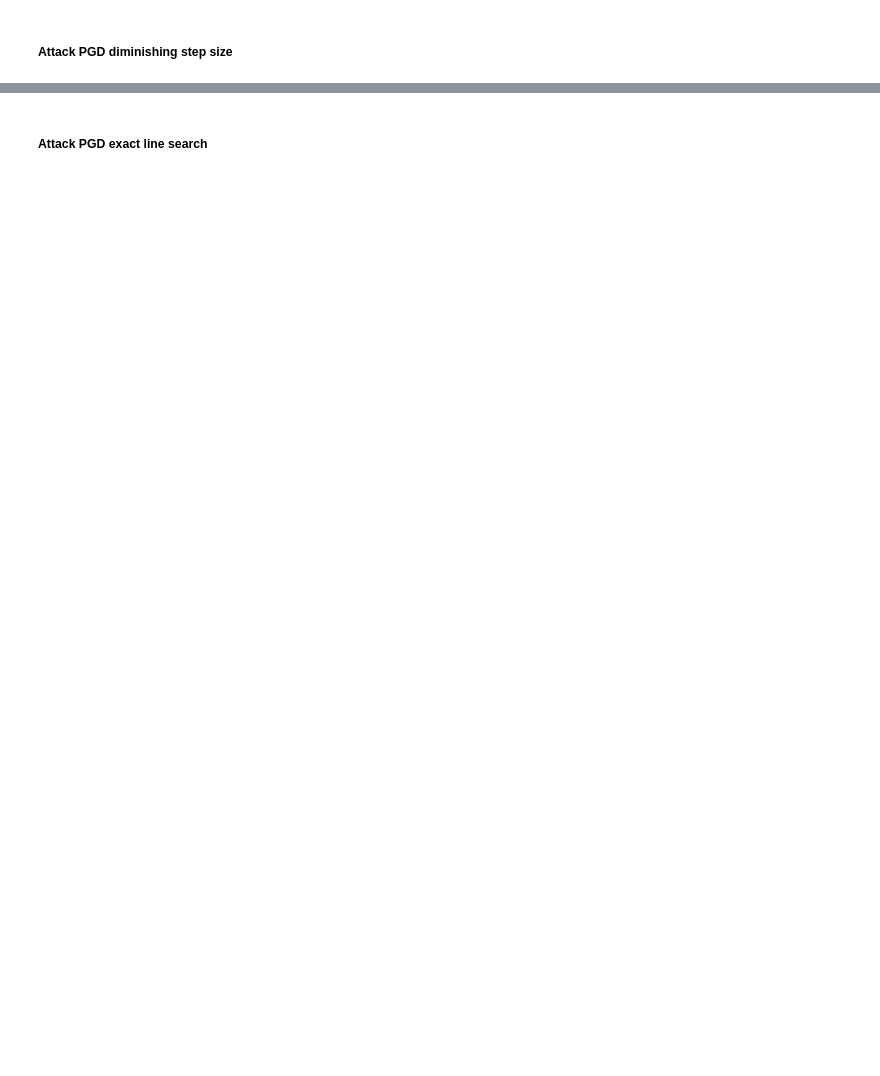
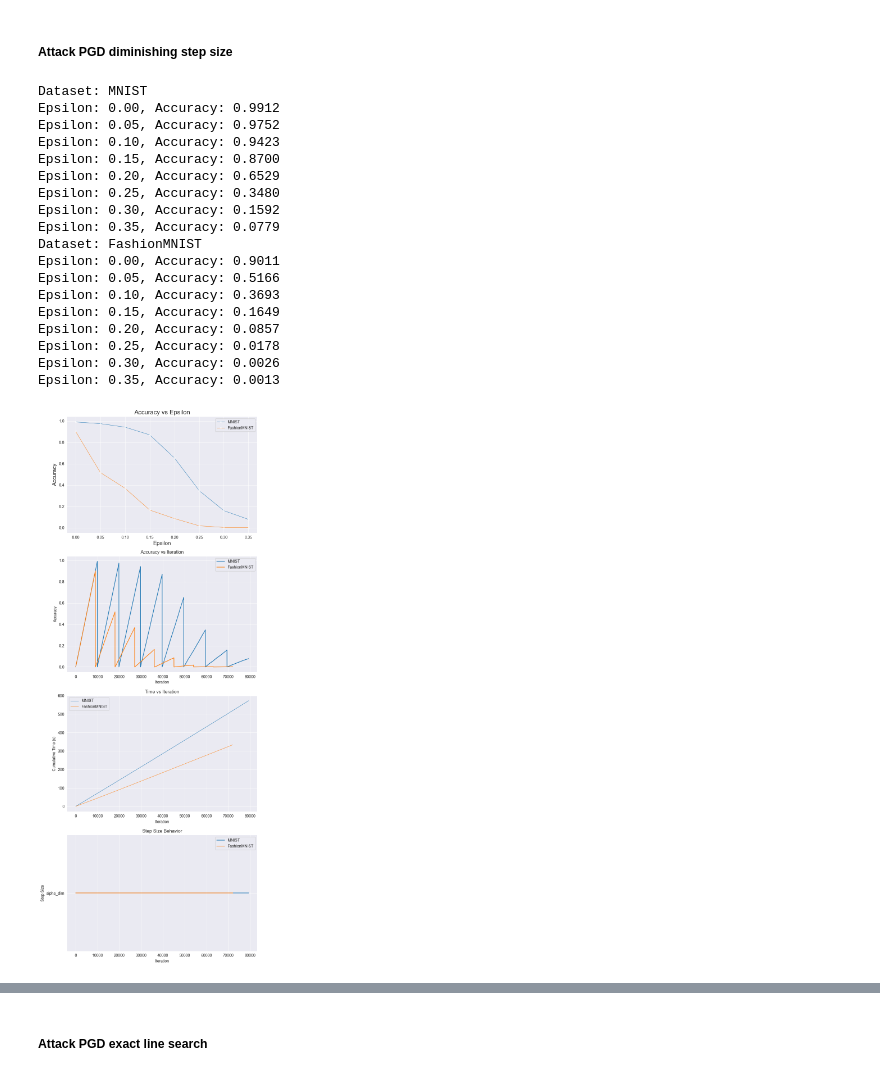
Before and after one commit to TannerAGraves/FW-variants-for-WB-Adversarial-Attacks, a Jupyter notebook: AA draft.ipynb, the cells around one changed output, grey strips where cells are left out. Cells and saved outputs as stored; diff of their text form; code cells hidden in the pictures; blank space fills up the shorter version.

Commit message:
Plots there, adapt stepsize algos not working

```diff
--- a/AA draft.ipynb
+++ b/AA draft.ipynb
@@ -234,7 +234,7 @@ def plot_metrics(epsilons, accuracies_dict, iteration_accuracies_dict, iteration
 
     # Accuracy vs Epsilon
     for dataset, accuracies in accuracies_dict.items():
-        sns.lineplot(ax=axs[0], x=epsilons, y=accuracies, label=f"{dataset}", linewidth=0.75, errorbar=None)
+        sns.lineplot(ax=axs[0], x=epsilons, y=accuracies, label=f"{dataset}", linewidth=0.75, errorbar=None, marker='x')
     axs[0].set_xlabel('Epsilon', fontsize=14)
     axs[0].set_ylabel('Accuracy', fontsize=14)
     axs[0].set_title("Accuracy vs Epsilon", fontsize=16)
@@ -259,7 +259,7 @@ def plot_metrics(epsilons, accuracies_dict, iteration_accuracies_dict, iteration
 
     # Step Size Behavior
     for dataset, step_sizes in step_sizes_dict.items():
-        sns.lineplot(ax=axs[3], x=np.arange(len(step_sizes)), y=step_sizes, label=f"{dataset}")
+        sns.lineplot(ax=axs[3], x=, y=step_sizes, label=f"{dataset}")
     axs[3].set_title('Step Size Behavior')
     axs[3].set_xlabel('Iteration')
     axs[3].set_ylabel('Step Size')
@@ -276,7 +276,6 @@ def history(epsilons, accuracies_dict, iteration_accuracies_dict, iteration_time
                 "Dataset": dataset_name,
                 "Epsilon": epsilon,
                 "Accuracy": accuracies_dict[dataset_name][i],
-                "Iteration_Accuracy": iteration_accuracies_dict[dataset_name][i] if i < len(iteration_accuracies_dict[dataset_name]) else None,
                 "Iteration_Time": iteration_times_dict[dataset_name][i] if i < len(iteration_times_dict[dataset_name]) else None,
                 "Step_Size": step_sizes_dict[dataset_name][i] if i < len(step_sizes_dict[dataset_name]) else None,
             })
@@ -352,7 +351,7 @@ epsilons = [0, .05, .1, .15, .2, .25, .3, .35]
 # %% [markdown]
 ### Number of iterations
 # %%
-num_iter = 1
+num_iter = 5
 # %% [markdown]
 ### Constant step sizes
 # %% [markdown]
@@ -473,38 +468,25 @@ def armijo(model, image, target, data_grad):
 def PGD_const(model, image, target, epsilon, alpha, num_iter):
     perturbed_image = image.clone().detach().requires_grad_(True)
 
-    # call the constant step size
     if alpha == 'alpha_unit':
-        best_alpha = alpha_unit
-    else: # if we call alpha_lipschitz
+        best_alpha = 1
+    elif alpha == 'alpha_lipschitz':
         if model == mnist_model:
-            best_alpha = alpha_lipschitz_mnist
-        elif model == fashionmnist_model:
-             best_alpha = alpha_lipschitz_Fmnist
+            best_alpha = 1 / lipschitz_constant(mnist_model)
+        elif model == fashionmnist_model_target:
+            best_alpha = 1 / lipschitz_constant(fashionmnist_model_target)
 
     for _ in range(num_iter):
-        # Zero all existing gradients
         perturbed_image.requires_grad = True
-
-        # Forward pass the data through the model
         output = model(perturbed_image)
         loss = torch.nn.functional.cross_entropy(output, target)
+        model.zero_grad()
+        loss.backward()
+        data_grad = perturbed_image.grad.data
+        perturbed_image = perturbed_image + best_alpha * data_grad.sign()
+        perturbation = torch.clamp(perturbed_image - image, -epsilon, epsilon)
+        perturbed_image = torch.clamp(image + perturbation, 0, 1).detach()
 
-        # Zero all existing gradients
-        model.zero_grad()
-
-        # Calculate gradients of model in backward pass
-        loss.backward()
-
-        # Collect the element-wise sign of the data gradient
-        data_grad = perturbed_image.grad.data
-
-
-        perturbed_image = perturbed_image + best_alpha * data_grad.sign() # move in the direction of the gradient
-        perturbation = torch.clamp(perturbed_image - image, -epsilon, epsilon) # clip to stay within the given epsilon
-        perturbed_image = torch.clamp(image + perturbation, 0, 1).detach() # apply perturbation and clip within valid pixel range (we de-normed to [0,1])
-
-    # Return the final perturbed image after all iterations
     return perturbed_image
 # %%
 def PGD_adapt(model, image, target, epsilon, num_iter, search_method):
@@ -547,4 +601,24 @@ RUN(model_dict, device, test_loader_dict, PGD_const, num_iter, epsilons, 'alpha_
 # %% [markdown]
 ##### Attack PGD diminishing step size
 # %%
-RUN(model_dict, device, test_loader_dict, PGD_adapt, num_iter, "alpha_dim")
+RUN(model_dict, device, test_loader_dict, PGD_adapt, num_iter, epsilons, "alpha_dim")
+# %% [output]
+Dataset: MNIST
+Epsilon: 0.00, Accuracy: 0.9912
+Epsilon: 0.05, Accuracy: 0.9752
+Epsilon: 0.10, Accuracy: 0.9423
+Epsilon: 0.15, Accuracy: 0.8700
+Epsilon: 0.20, Accuracy: 0.6529
+Epsilon: 0.25, Accuracy: 0.3480
+Epsilon: 0.30, Accuracy: 0.1592
+Epsilon: 0.35, Accuracy: 0.0779
+Dataset: FashionMNIST
+Epsilon: 0.00, Accuracy: 0.9011
+Epsilon: 0.05, Accuracy: 0.5166
+Epsilon: 0.10, Accuracy: 0.3693
+Epsilon: 0.15, Accuracy: 0.1649
+Epsilon: 0.20, Accuracy: 0.0857
+Epsilon: 0.25, Accuracy: 0.0178
+Epsilon: 0.30, Accuracy: 0.0026
+Epsilon: 0.35, Accuracy: 0.0013
+[figure, added]
```
Also changed, not shown: parts of 10 cells of this notebook.
